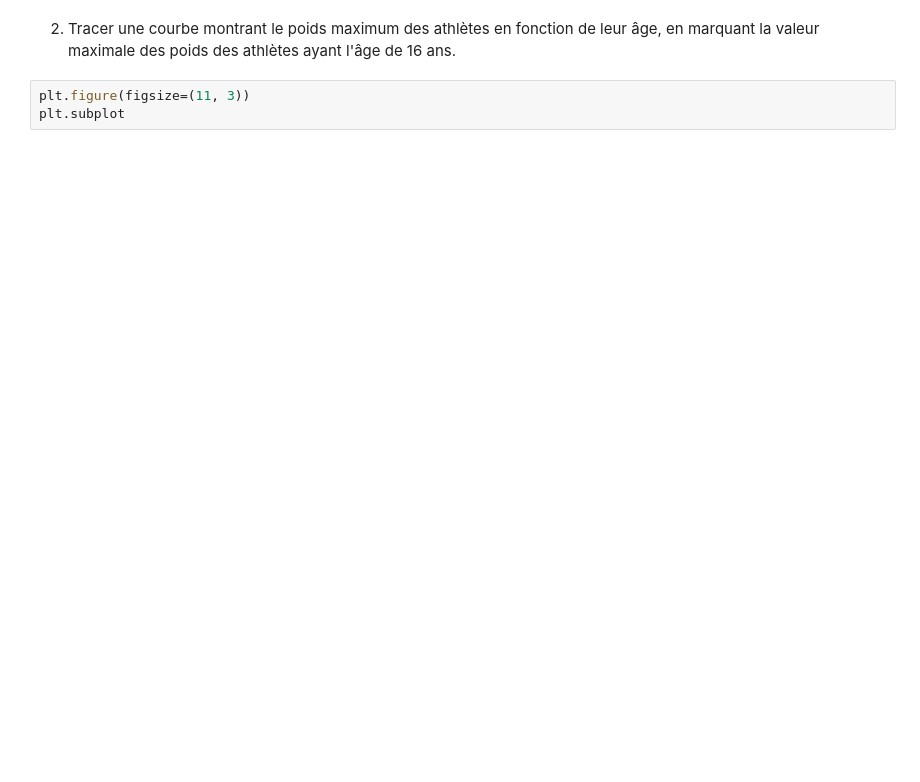
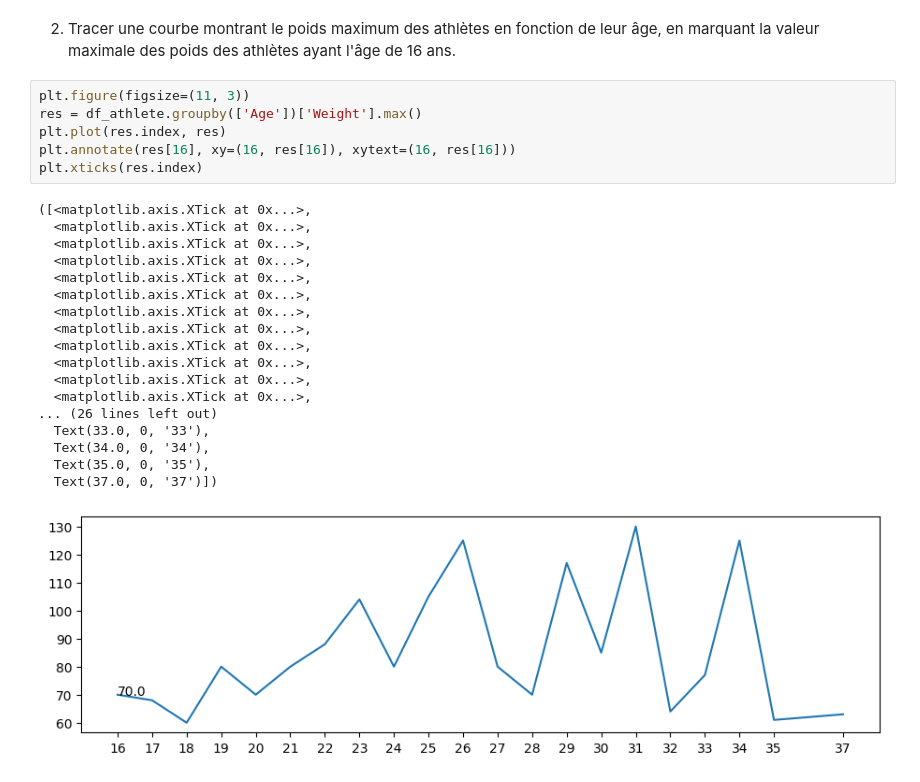
Before and after one commit to waterflow80/machine-learning, a Jupyter notebook: tp1.1.ipynb, the cells around one changed output. Cells and saved outputs as stored; diff of their text form; blank space fills up the shorter version.

```diff
--- a/tp1.1.ipynb
+++ b/tp1.1.ipynb
@@ -183,5 +191,27 @@ dtype: object
 # %% [markdown]
 2. Tracer une courbe montrant le poids maximum des athlètes en fonction de leur âge, en marquant la valeur maximale des poids des athlètes ayant l'âge de 16 ans.
-# %%
-plt.figure(figsize=(11, 3))
-plt.subplot
+# %%
+plt.figure(figsize=(11, 3))
+res = df_athlete.groupby(['Age'])['Weight'].max()
+plt.plot(res.index, res)
+plt.annotate(res[16], xy=(16, res[16]), xytext=(16, res[16]))
+plt.xticks(res.index)
+# %% [output]
+([<matplotlib.axis.XTick at 0x...>,
+  <matplotlib.axis.XTick at 0x...>,
+  <matplotlib.axis.XTick at 0x...>,
+  <matplotlib.axis.XTick at 0x...>,
+  <matplotlib.axis.XTick at 0x...>,
+  <matplotlib.axis.XTick at 0x...>,
+  <matplotlib.axis.XTick at 0x...>,
+  <matplotlib.axis.XTick at 0x...>,
+  <matplotlib.axis.XTick at 0x...>,
+  <matplotlib.axis.XTick at 0x...>,
+  <matplotlib.axis.XTick at 0x...>,
+  <matplotlib.axis.XTick at 0x...>,
+... (26 lines left out)
+  Text(33.0, 0, '33'),
+  Text(34.0, 0, '34'),
+  Text(35.0, 0, '35'),
+  Text(37.0, 0, '37')])
+[figure, added]
```
Also changed, not shown: parts of 9 cells of this notebook.
